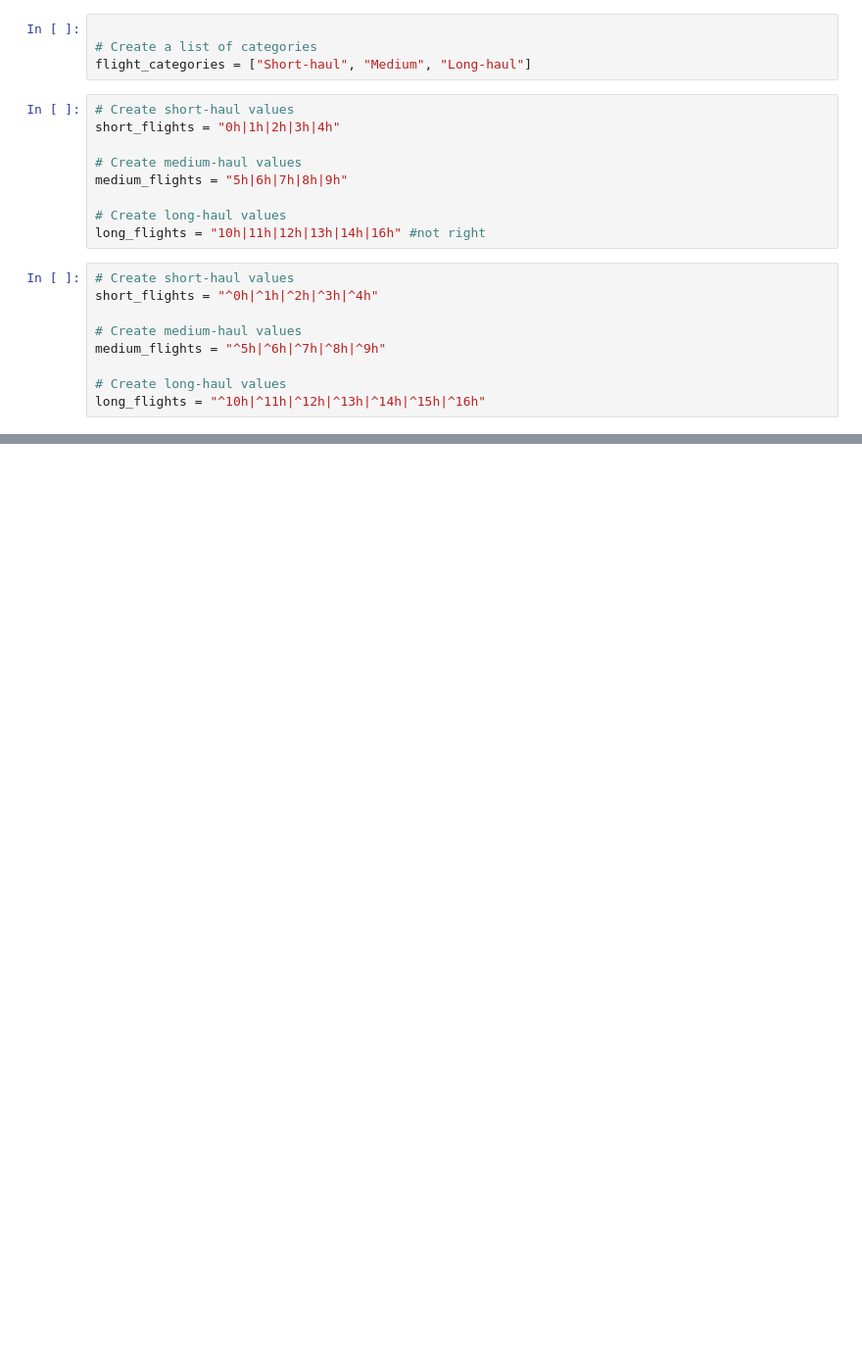
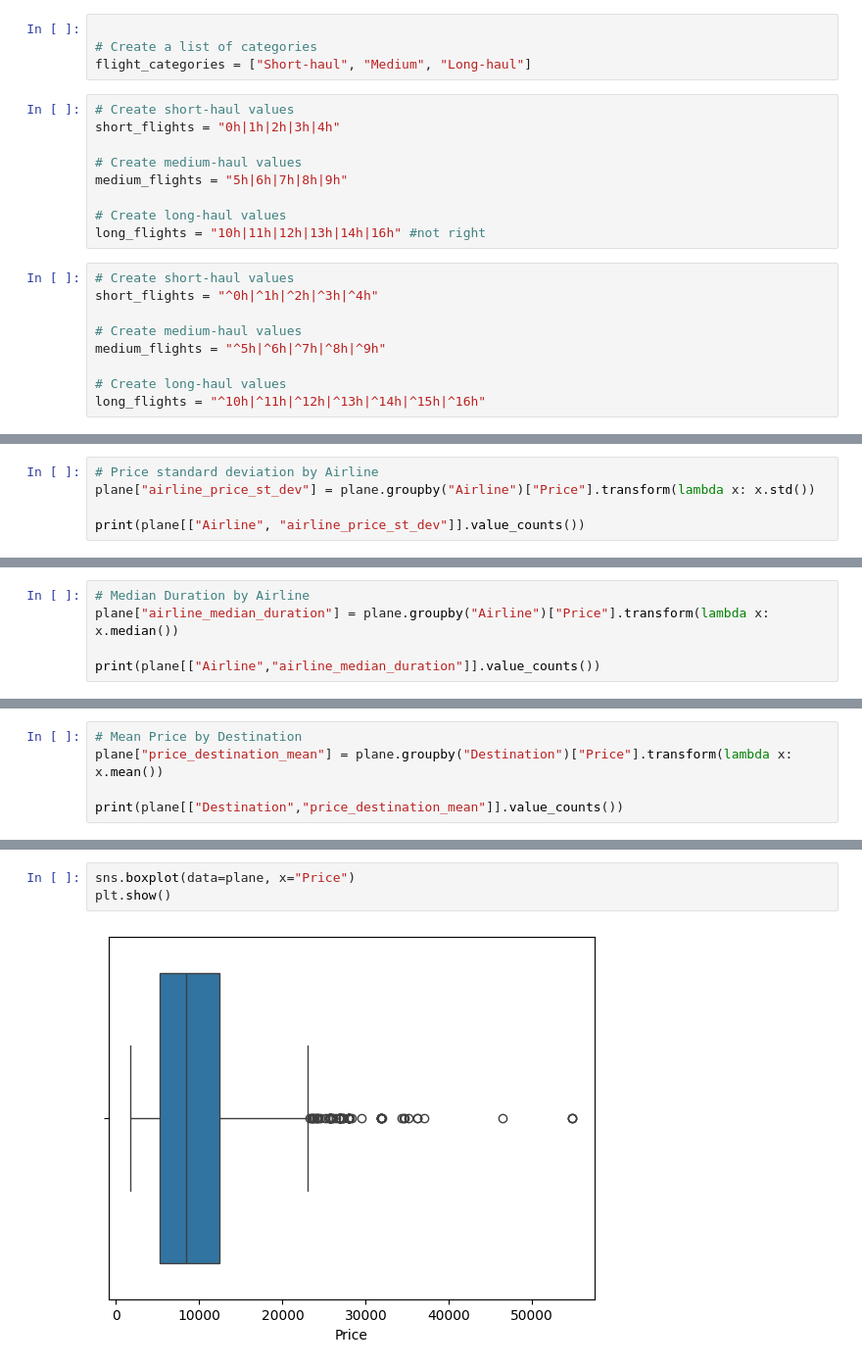
Before and after one commit to shreyasstha/data, a Jupyter notebook: EDA.ipynb, the cells around one changed output, grey strips where cells are left out. Shown: that part at 98% size. Drawn from its saved outputs; the diff is of its cells as text; blank space fills up the shorter version.

```diff
--- a/EDA.ipynb
+++ b/EDA.ipynb
@@ -492,0 +575,5 @@ plt.show()
+# %%
+# Price standard deviation by Airline
+plane["airline_price_st_dev"] = plane.groupby("Airline")["Price"].transform(lambda x: x.std())
+
+print(plane[["Airline", "airline_price_st_dev"]].value_counts())
@@ -492,0 +591,5 @@ plt.show()
+# %%
+# Median Duration by Airline
+plane["airline_median_duration"] = plane.groupby("Airline")["Price"].transform(lambda x: x.median())
+
+print(plane[["Airline","airline_median_duration"]].value_counts())
@@ -492,0 +607,5 @@ plt.show()
+# %%
+# Mean Price by Destination
+plane["price_destination_mean"] = plane.groupby("Destination")["Price"].transform(lambda x: x.mean())
+
+print(plane[["Destination","price_destination_mean"]].value_counts())
@@ -492,0 +635,5 @@ plt.show()
+# %%
+sns.boxplot(data=plane, x="Price")
+plt.show()
+# %% [output]
+[figure, added]
```
Also changed, not shown: parts of 26 cells of this notebook.
